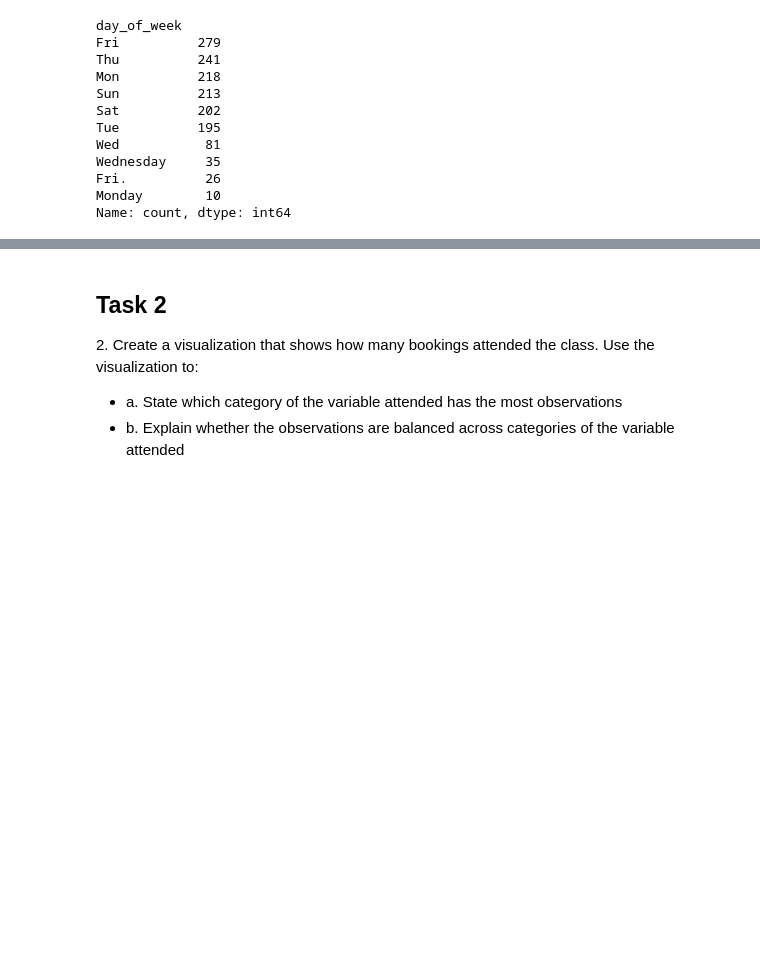
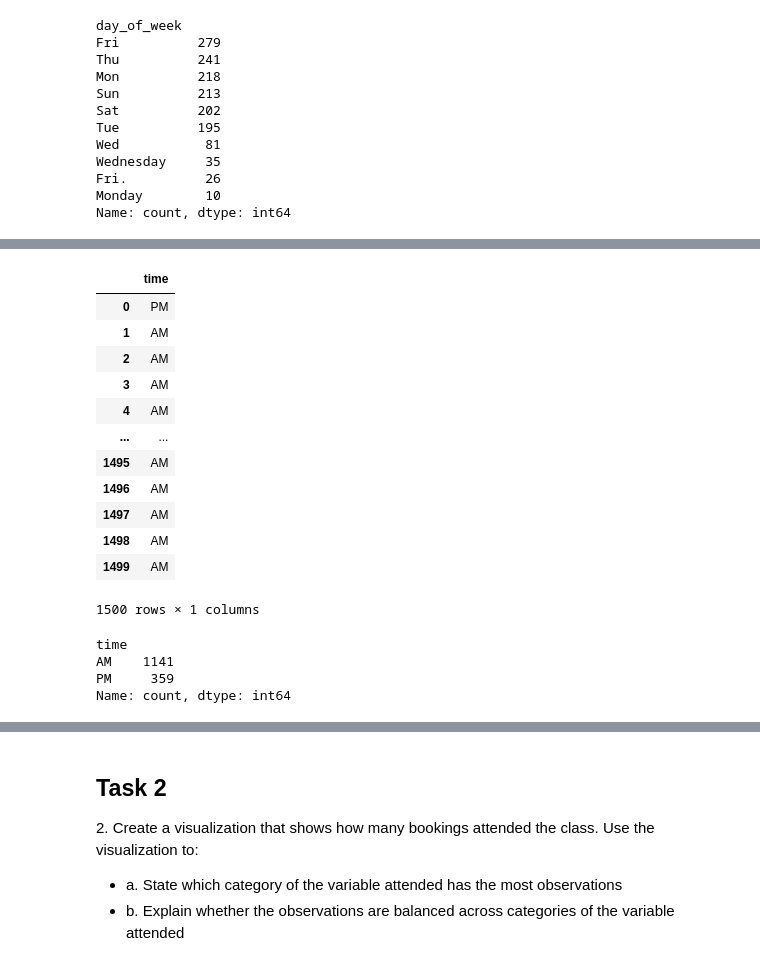
Before and after one commit to Abdoelabassi/data-science-certification-exam, a Jupyter notebook: notebook.ipynb, the cells around one changed output, grey strips where cells are left out. Cells and saved outputs as stored; diff of their text form; code cells hidden in the pictures; blank space fills up the shorter version.

```diff
--- a/notebook.ipynb
+++ b/notebook.ipynb
@@ -154,3 +154,7 @@ Wednesday     35
 Fri.          26
 Monday        10
 Name: count, dtype: int64
+# %%
+fitness_data["day_of_week"] = fitness_data["day_of_week"].astype("category")
+categories = ["Wednesday", "Fri.", "Monday"]
+fitness_data["day_of_week"] = fitness_data["day_of_week"].cat.remove_categories(categories)
@@ -156,0 +173,23 @@ Name: count, dtype: int64
+# %%
+fitness_data.select_dtypes("object")
+# %% [output]
+|  | time |
+| 0 | PM |
+| 1 | AM |
+| 2 | AM |
+| 3 | AM |
+| 4 | AM |
+| ... | ... |
+| 1495 | AM |
+| 1496 | AM |
+| 1497 | AM |
+| 1498 | AM |
+| 1499 | AM |
+1500 rows × 1 columns
+# %%
+fitness_data["time"].value_counts()
+# %% [output]
+time
+AM    1141
+PM     359
+Name: count, dtype: int64
```
Also changed, not shown: parts of 4 cells of this notebook.
